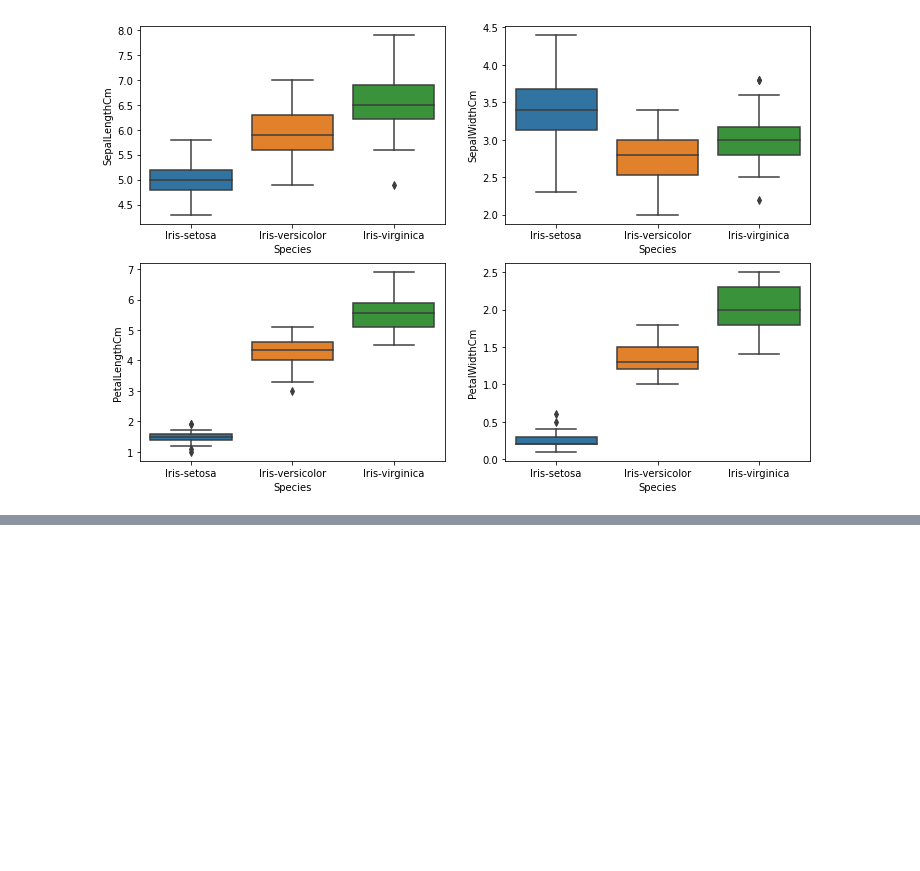
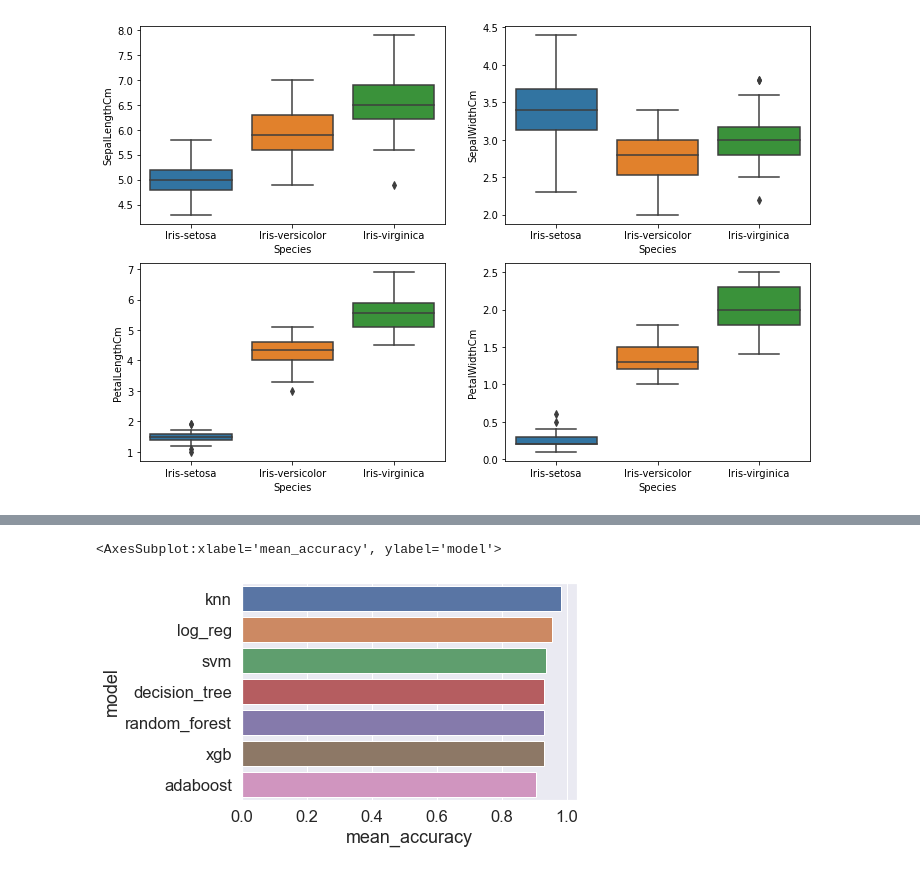
Before and after one commit to aster-fung/collection_analysis_prediction, a Jupyter notebook: iris/iris.ipynb, the cells around one changed output, grey strips where cells are left out. Saved outputs shown, nothing was run; the diff lists cells and outputs as text; code cells hidden in the pictures; blank space fills up the shorter version.

```diff
--- a/needs_clean_up_iris/iris.ipynb
+++ b/iris/iris.ipynb
@@ -112,0 +407,13 @@ sns.boxplot(x = 'Species', y = features[3], data = iris_eda_1)
+# %%
+mean_accuracy = [np.mean(score) for score in performances]
+# %%
+std = [np.std(score) for score in performances]
+# %%
+df = pd.DataFrame()
+df['model'] = ['log_reg','knn','svm','decision_tree','random_forest','adaboost','xgb']
+df['mean_accuracy'] = mean_accuracy
+df['scores']= performances
+df['std'] = std
+# %%
+df.sort_values(by='mean_accuracy', ascending=False, inplace=True)
+df
@@ -112,0 +429,6 @@ sns.boxplot(x = 'Species', y = features[3], data = iris_eda_1)
+# %%
+errorbars = df['std']
+sns.barplot(data=df, y='model', x='mean_accuracy')
+# %% [output]
+<AxesSubplot:xlabel='mean_accuracy', ylabel='model'>
+[figure, added]
```
Also changed, not shown: parts of 41 cells of this notebook, 3 other files.
